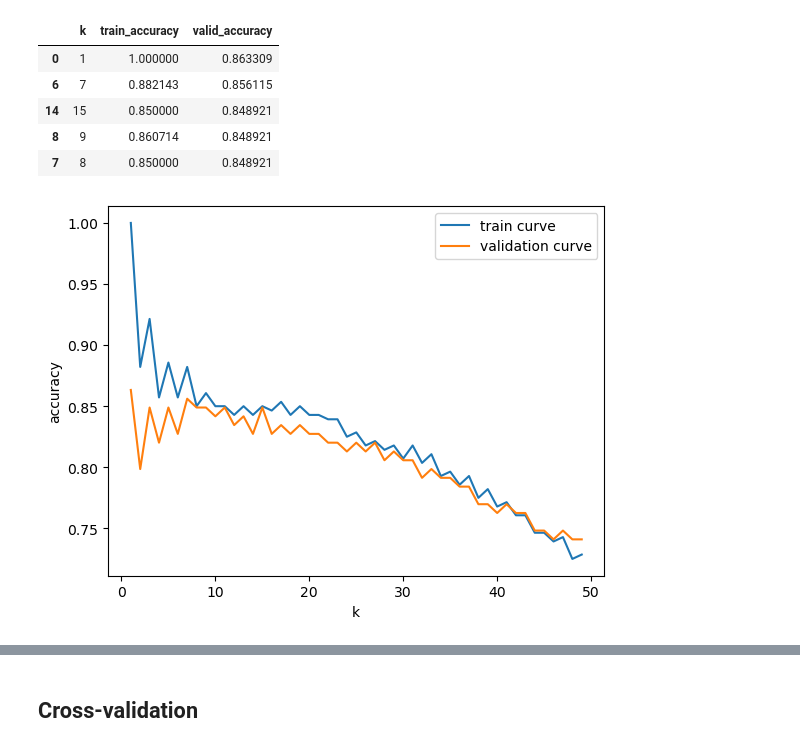
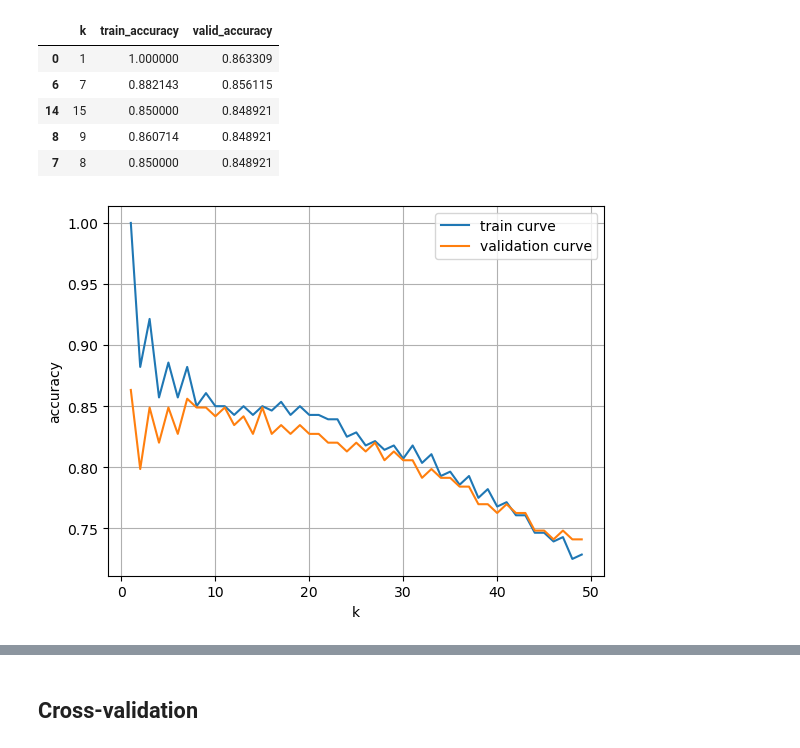
Before and after one commit to miguelfaf10/epfl_extension_school, a Jupyter notebook: 4_machine-learning-II_project/03-Visual-search-with-k-NN.ipynb, the cells around one changed output, grey strips where cells are left out. Cells and saved outputs as stored; diff of their text form; code cells hidden in the pictures.

```diff
--- a/4_machine-learning-II_project/03-Visual-search-with-k-NN.ipynb
+++ b/4_machine-learning-II_project/03-Visual-search-with-k-NN.ipynb
@@ -30,10 +30,3 @@ knn_pipe = Pipeline(
     [("scaler", StandardScaler()),
      ("knn", KNeighborsClassifier(n_neighbors=6))]
 )
-
-# Fit estimator
-knn_pipe.fit(X_tr, y_tr)
-
-# Evaluate on validation set
-accuracy = knn_pipe.score(X_val, y_val)
-print("Accuracy: {:.3f}".format(accuracy))
@@ -47,7 +38,7 @@ import pandas as pd
 gs_results = []
 
 # Generate a set of k values
-k_values = np.r_[np.arange(1, 50, step=1)]
+k_values = np.arange(1, 50, step=1)
 
 # Grid search
 for k in k_values:
@@ -77,13 +68,14 @@ gs_results.sort_values(by="valid_accuracy", ascending=False).head()
 # %%
 %matplotlib inline
 import matplotlib.pyplot as plt
 
 # Plot the validation curves
 plt.plot(gs_results["k"], gs_results["train_accuracy"], label="train curve")
 plt.plot(gs_results["k"], gs_results["valid_accuracy"], label="validation curve")
 plt.ylabel("accuracy")
 plt.xlabel("k")
+plt.grid(True)
 plt.legend()
 plt.show()
 # %% [output]
-[figure, old version]
+[figure, new version]
```
Also changed, not shown: parts of 18 cells of this notebook, 2 other files.
